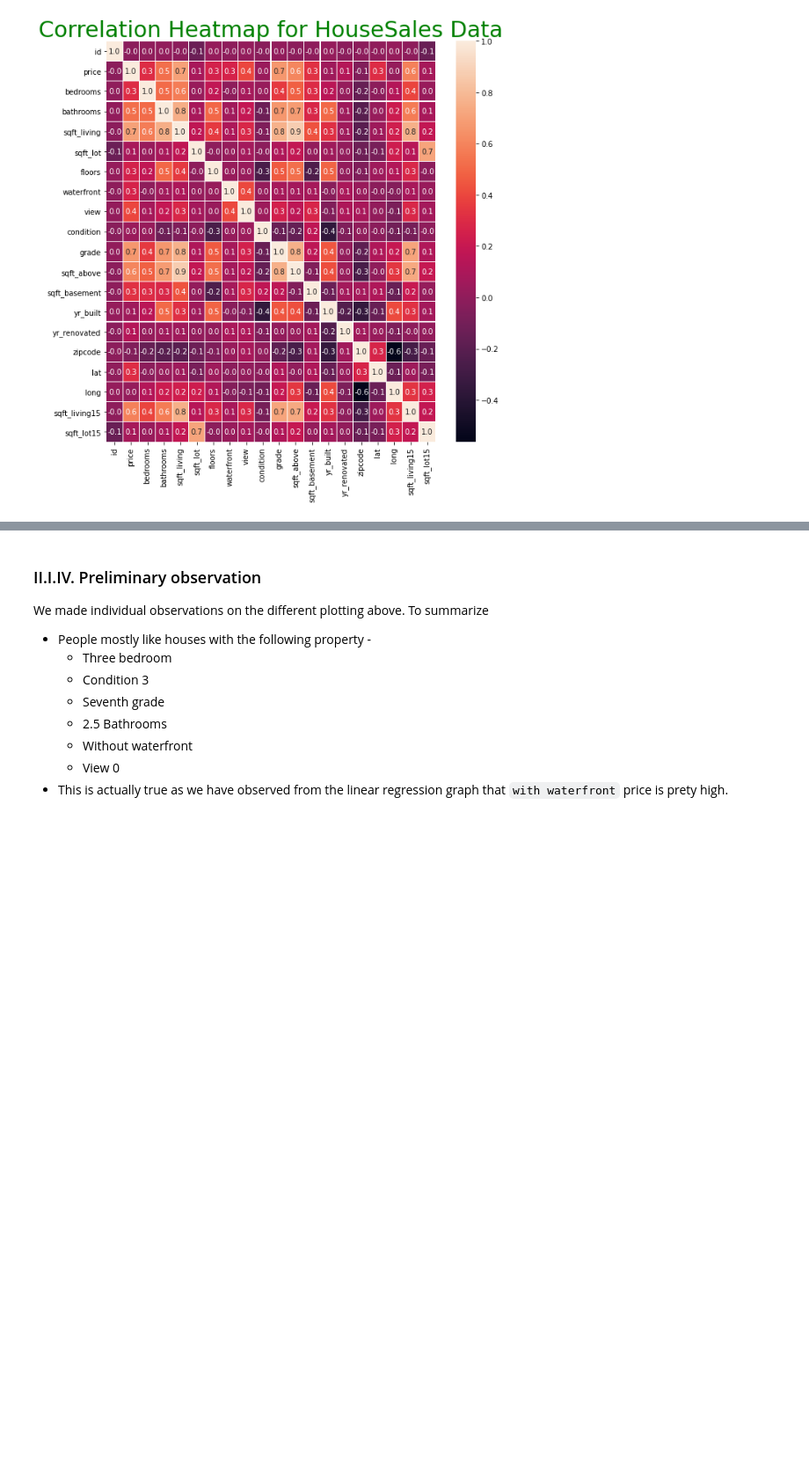
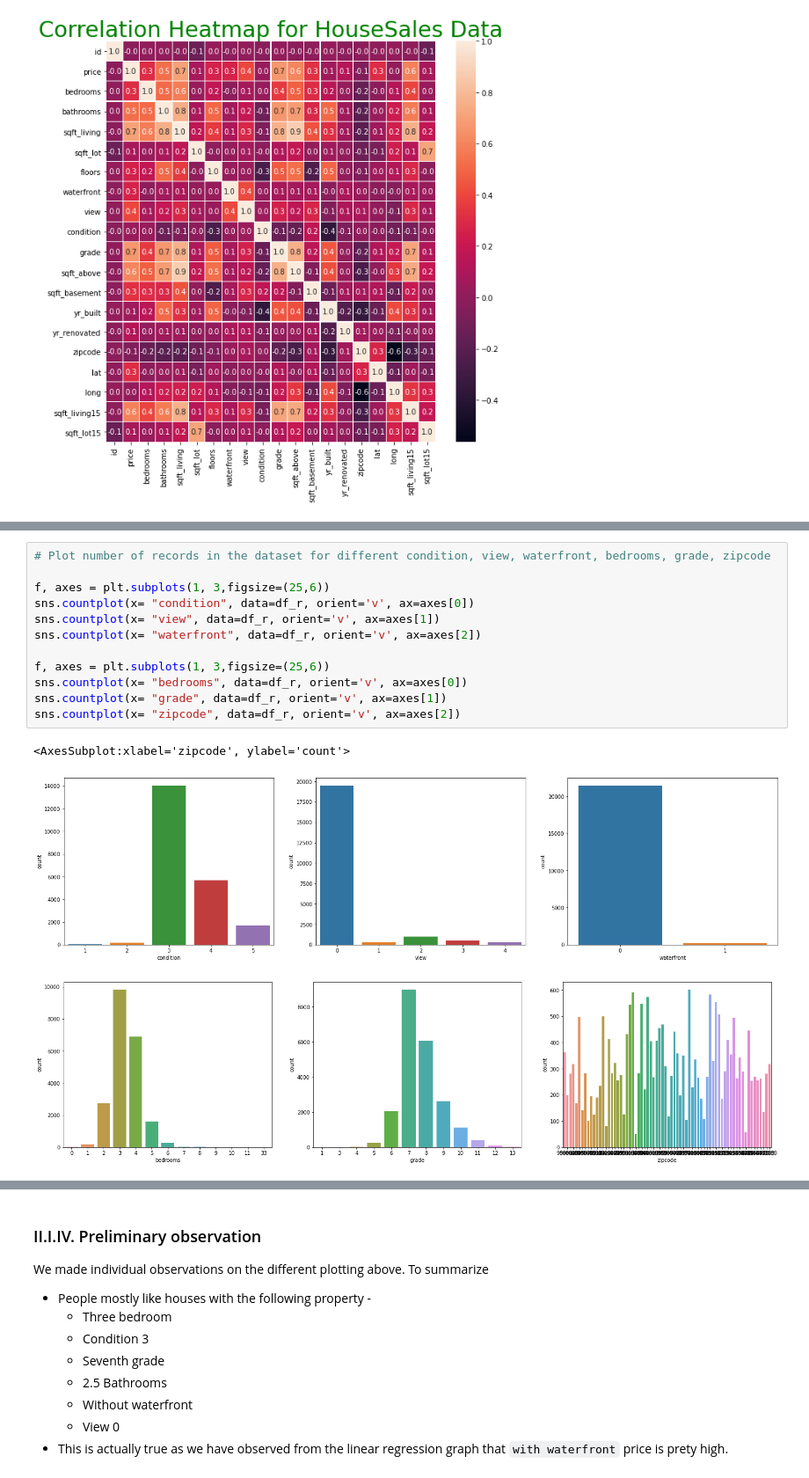
Before and after one commit to biqar/Fall-2020-ITCS-8156-MachineLearning, a Jupyter notebook: programming_assignments/3_Neural-Networks/Assign3.ipynb, the cells around one changed output, grey strips where cells are left out. Shown at 88% size. Drawn from its saved outputs; the diff is of its cells as text; blank space fills up the shorter version.

```diff
--- a/programming_assignments/3_Neural-Networks/Assign3.ipynb
+++ b/programming_assignments/3_Neural-Networks/Assign3.ipynb
@@ -189,0 +224,16 @@ plt.show()
+# %%
+# Plot number of records in the dataset for different condition, view, waterfront, bedrooms, grade, zipcode
+
+f, axes = plt.subplots(1, 3,figsize=(25,6))
+sns.countplot(x= "condition", data=df_r, orient='v', ax=axes[0])
+sns.countplot(x= "view", data=df_r, orient='v', ax=axes[1])
+sns.countplot(x= "waterfront", data=df_r, orient='v', ax=axes[2])
+
+f, axes = plt.subplots(1, 3,figsize=(25,6))
+sns.countplot(x= "bedrooms", data=df_r, orient='v', ax=axes[0])
+sns.countplot(x= "grade", data=df_r, orient='v', ax=axes[1])
+sns.countplot(x= "zipcode", data=df_r, orient='v', ax=axes[2])
+# %% [output]
+<AxesSubplot:xlabel='zipcode', ylabel='count'>
+[figure, added]
+[figure, added]
```
Also changed, not shown: parts of 104 cells of this notebook.
